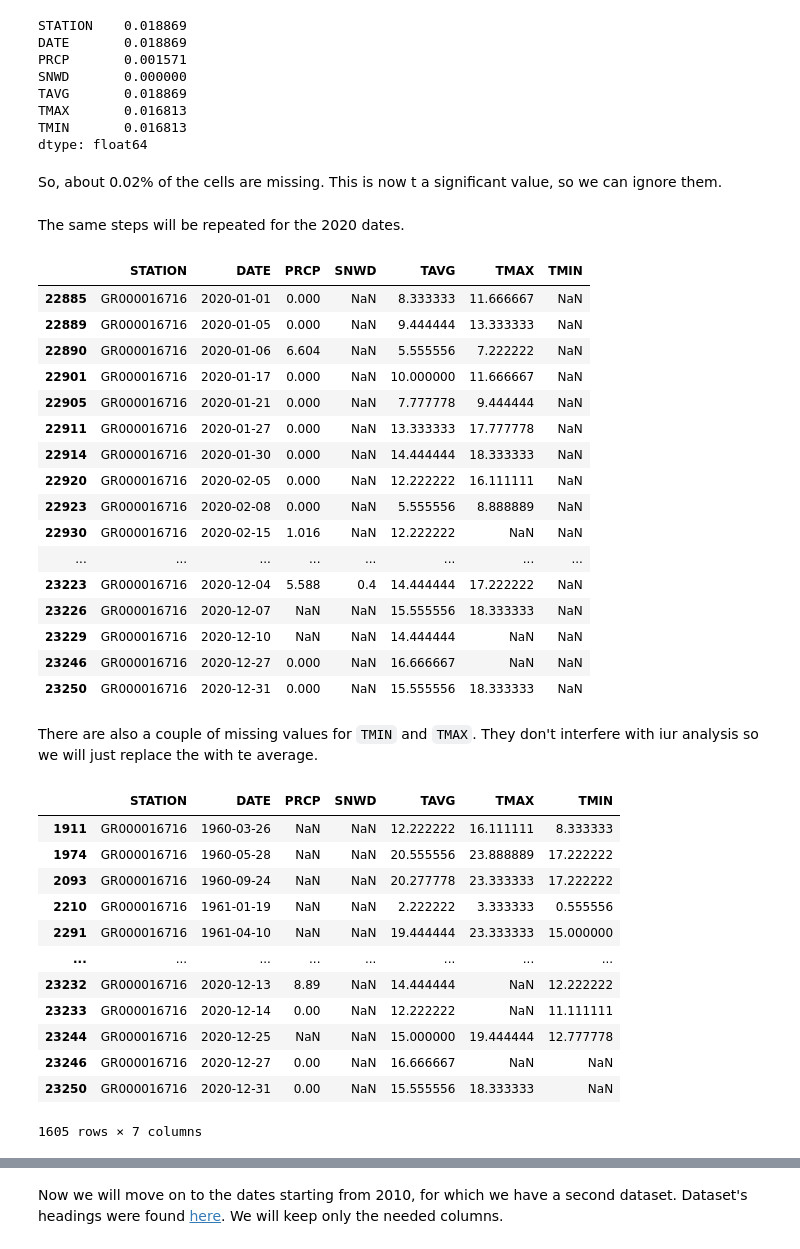
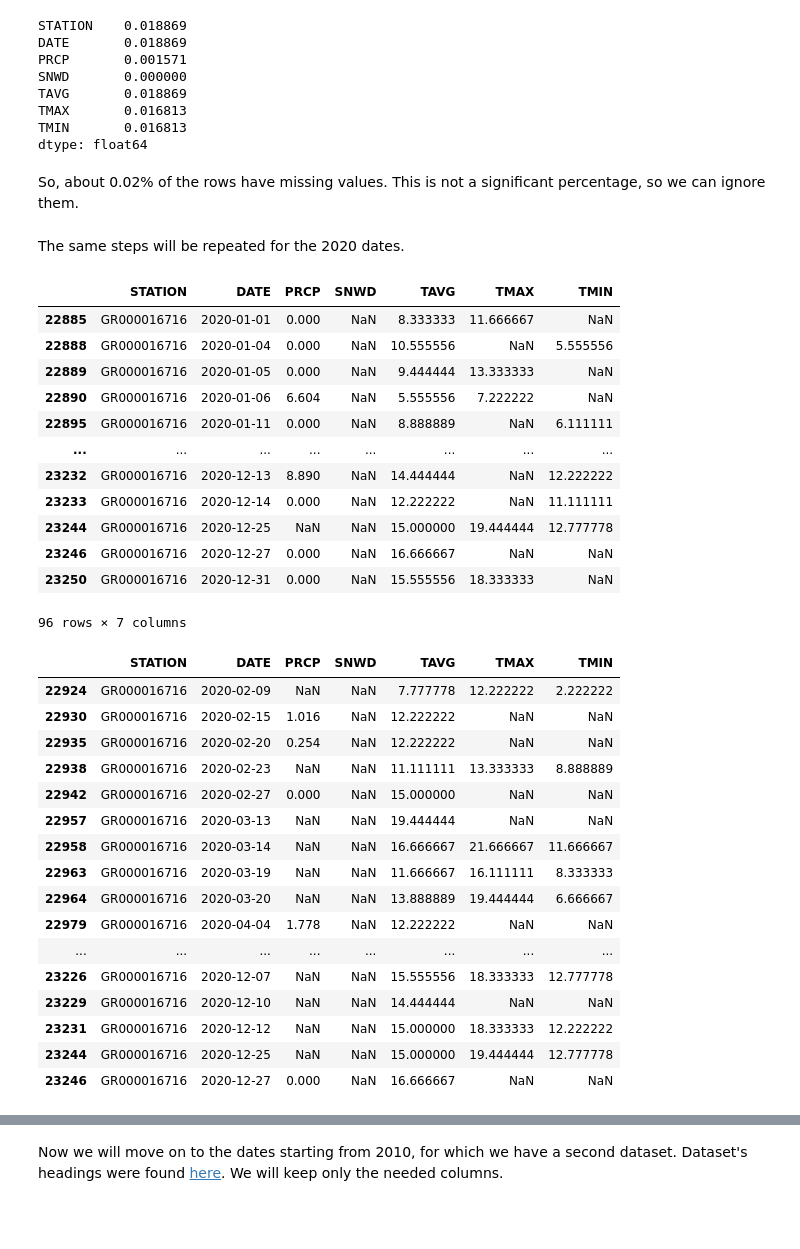
Before and after one commit to nataliaKat/Applied-ML-Assignments, a Jupyter notebook: assignment_01/assignment_01_Katsiapi_Natalia.ipynb, the cells around one changed output, grey strips where cells are left out. Drawn from its saved outputs; the diff is of its cells as text; code cells hidden in the pictures; blank space fills up the shorter version.

````diff
--- a/assignment_01/assignment_01_Katsiapi_Natalia.ipynb
+++ b/assignment_01/assignment_01_Katsiapi_Natalia.ipynb
@@ -98,4 +127,4 @@
 # %%
-data.TAVG.iloc[798] = (data.iloc[797].TAVG + data.iloc[799].TAVG) / 2
+data.loc[798, "TAVG"] = (data.loc[797, "TAVG"] + data.loc[799, "TAVG"]) / 2
 data.iloc[797:800]
 # %% [output]
@@ -180,48 +202,46 @@ TMAX       0.016813
 TMIN       0.016813
 dtype: float64
 # %% [markdown]
-So, about 0.02% of the cells are missing. This is now t a significant value, so we can ignore them.
+So, about 0.02% of the rows have missing values. This is not a significant percentage, so we can ignore them.
 # %% [markdown]
 The same steps will be repeated for the 2020 dates.
 # %%
 dates_2020 = data.DATE.dt.year == 2020
-data.loc[dates_2020 & data.TMIN.isna()]
+data.loc[dates_2020 & (data.TMIN.isna() | data.TMAX.isna() | data.PRCP.isna())]
 # %% [output]
 |  | STATION | DATE | PRCP | SNWD | TAVG | TMAX | TMIN |
 | 22885 | GR000016716 | 2020-01-01 | 0.000 | NaN | 8.333333 | 11.666667 | NaN |
+| 22888 | GR000016716 | 2020-01-04 | 0.000 | NaN | 10.555556 | NaN | 5.555556 |
 | 22889 | GR000016716 | 2020-01-05 | 0.000 | NaN | 9.444444 | 13.333333 | NaN |
 | 22890 | GR000016716 | 2020-01-06 | 6.604 | NaN | 5.555556 | 7.222222 | NaN |
-| 22901 | GR000016716 | 2020-01-17 | 0.000 | NaN | 10.000000 | 11.666667 | NaN |
-| 22905 | GR000016716 | 2020-01-21 | 0.000 | NaN | 7.777778 | 9.444444 | NaN |
-| 22911 | GR000016716 | 2020-01-27 | 0.000 | NaN | 13.333333 | 17.777778 | NaN |
-| 22914 | GR000016716 | 2020-01-30 | 0.000 | NaN | 14.444444 | 18.333333 | NaN |
-| 22920 | GR000016716 | 2020-02-05 | 0.000 | NaN | 12.222222 | 16.111111 | NaN |
-| 22923 | GR000016716 | 2020-02-08 | 0.000 | NaN | 5.555556 | 8.888889 | NaN |
-| 22930 | GR000016716 | 2020-02-15 | 1.016 | NaN | 12.222222 | NaN | NaN |
+| 22895 | GR000016716 | 2020-01-11 | 0.000 | NaN | 8.888889 | NaN | 6.111111 |
 | ... | ... | ... | ... | ... | ... | ... | ... |
-| 23223 | GR000016716 | 2020-12-04 | 5.588 | 0.4 | 14.444444 | 17.222222 | NaN |
-| 23226 | GR000016716 | 2020-12-07 | NaN | NaN | 15.555556 | 18.333333 | NaN |
-| 23229 | GR000016716 | 2020-12-10 | NaN | NaN | 14.444444 | NaN | NaN |
+| 23232 | GR000016716 | 2020-12-13 | 8.890 | NaN | 14.444444 | NaN | 12.222222 |
+| 23233 | GR000016716 | 2020-12-14 | 0.000 | NaN | 12.222222 | NaN | 11.111111 |
+| 23244 | GR000016716 | 2020-12-25 | NaN | NaN | 15.000000 | 19.444444 | 12.777778 |
 | 23246 | GR000016716 | 2020-12-27 | 0.000 | NaN | 16.666667 | NaN | NaN |
 | 23250 | GR000016716 | 2020-12-31 | 0.000 | NaN | 15.555556 | 18.333333 | NaN |
+96 rows × 7 columns
-# %% [markdown]
-There are also a couple of missing values for ```TMIN``` and ```TMAX```. They don't interfere with iur analysis so we will just replace the with te average.
 # %%
-# data.loc[dates_2020, 'TMAX'] = data.loc[dates_2020, 'TMAX'].fillna(value=data.loc[dates_2020, 'TMAX'].mean())
-# data.loc[dates_2020, 'TMIN'] = data.loc[dates_2020, 'TMIN'].fillna(value=data.loc[dates_2020, 'TMIN'].mean())
-# data.loc[dates_2020, 'PRCP'] = data.loc[dates_2020, 'PRCP'].fillna(value=data.loc[dates_2020, 'PRCP'].mean())
-data[data.TMAX.isna() | data.TMIN.isna() | data.PRCP.isna()]
+data.loc[dates_2020, 'TAVG'] = data.loc[dates_2020, 'TAVG'].fillna(value=(data.TMAX + data.TMIN) / 2)
+data.loc[dates_2020, 'TMAX'] = data.loc[dates_2020, 'TMAX'].fillna(value=2 * data.TAVG - data.TMIN)
+data.loc[dates_2020, 'TMIN'] = data.loc[dates_2020, 'TMIN'].fillna(value=2 * data.TAVG - data.TMAX)
+data.loc[dates_2020 & (data.TMIN.isna() | data.TMAX.isna() | data.PRCP.isna())]
 # %% [output]
 |  | STATION | DATE | PRCP | SNWD | TAVG | TMAX | TMIN |
-| 1911 | GR000016716 | 1960-03-26 | NaN | NaN | 12.222222 | 16.111111 | 8.333333 |
-| 1974 | GR000016716 | 1960-05-28 | NaN | NaN | 20.555556 | 23.888889 | 17.222222 |
-| 2093 | GR000016716 | 1960-09-24 | NaN | NaN | 20.277778 | 23.333333 | 17.222222 |
-| 2210 | GR000016716 | 1961-01-19 | NaN | NaN | 2.222222 | 3.333333 | 0.555556 |
-| 2291 | GR000016716 | 1961-04-10 | NaN | NaN | 19.444444 | 23.333333 | 15.000000 |
+| 22924 | GR000016716 | 2020-02-09 | NaN | NaN | 7.777778 | 12.222222 | 2.222222 |
+| 22930 | GR000016716 | 2020-02-15 | 1.016 | NaN | 12.222222 | NaN | NaN |
+| 22935 | GR000016716 | 2020-02-20 | 0.254 | NaN | 12.222222 | NaN | NaN |
+| 22938 | GR000016716 | 2020-02-23 | NaN | NaN | 11.111111 | 13.333333 | 8.888889 |
+| 22942 | GR000016716 | 2020-02-27 | 0.000 | NaN | 15.000000 | NaN | NaN |
+| 22957 | GR000016716 | 2020-03-13 | NaN | NaN | 19.444444 | NaN | NaN |
+| 22958 | GR000016716 | 2020-03-14 | NaN | NaN | 16.666667 | 21.666667 | 11.666667 |
+| 22963 | GR000016716 | 2020-03-19 | NaN | NaN | 11.666667 | 16.111111 | 8.333333 |
+| 22964 | GR000016716 | 2020-03-20 | NaN | NaN | 13.888889 | 19.444444 | 6.666667 |
+| 22979 | GR000016716 | 2020-04-04 | 1.778 | NaN | 12.222222 | NaN | NaN |
 | ... | ... | ... | ... | ... | ... | ... | ... |
-| 23232 | GR000016716 | 2020-12-13 | 8.89 | NaN | 14.444444 | NaN | 12.222222 |
-| 23233 | GR000016716 | 2020-12-14 | 0.00 | NaN | 12.222222 | NaN | 11.111111 |
+| 23226 | GR000016716 | 2020-12-07 | NaN | NaN | 15.555556 | 18.333333 | 12.777778 |
+| 23229 | GR000016716 | 2020-12-10 | NaN | NaN | 14.444444 | NaN | NaN |
+| 23231 | GR000016716 | 2020-12-12 | NaN | NaN | 15.000000 | 18.333333 | 12.222222 |
 | 23244 | GR000016716 | 2020-12-25 | NaN | NaN | 15.000000 | 19.444444 | 12.777778 |
-| 23246 | GR000016716 | 2020-12-27 | 0.00 | NaN | 16.666667 | NaN | NaN |
-| 23250 | GR000016716 | 2020-12-31 | 0.00 | NaN | 15.555556 | 18.333333 | NaN |
+| 23246 | GR000016716 | 2020-12-27 | 0.000 | NaN | 16.666667 | NaN | NaN |
-1605 rows × 7 columns
````
Also changed, not shown: parts of 24 cells of this notebook, 1 other file.
